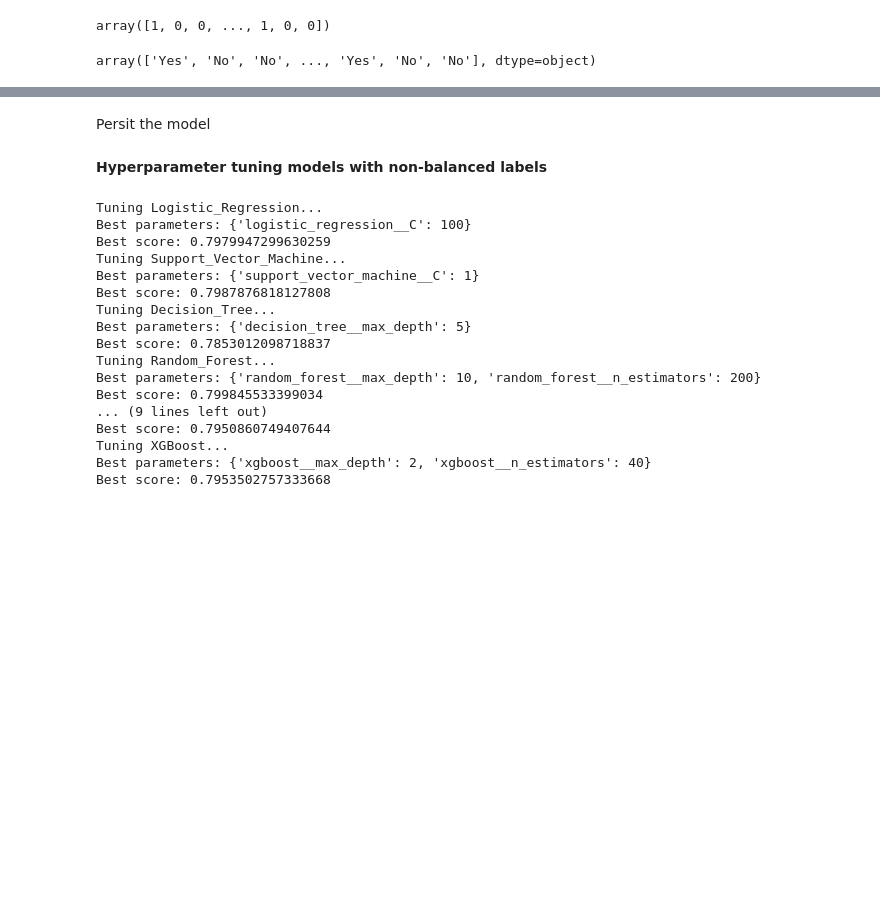
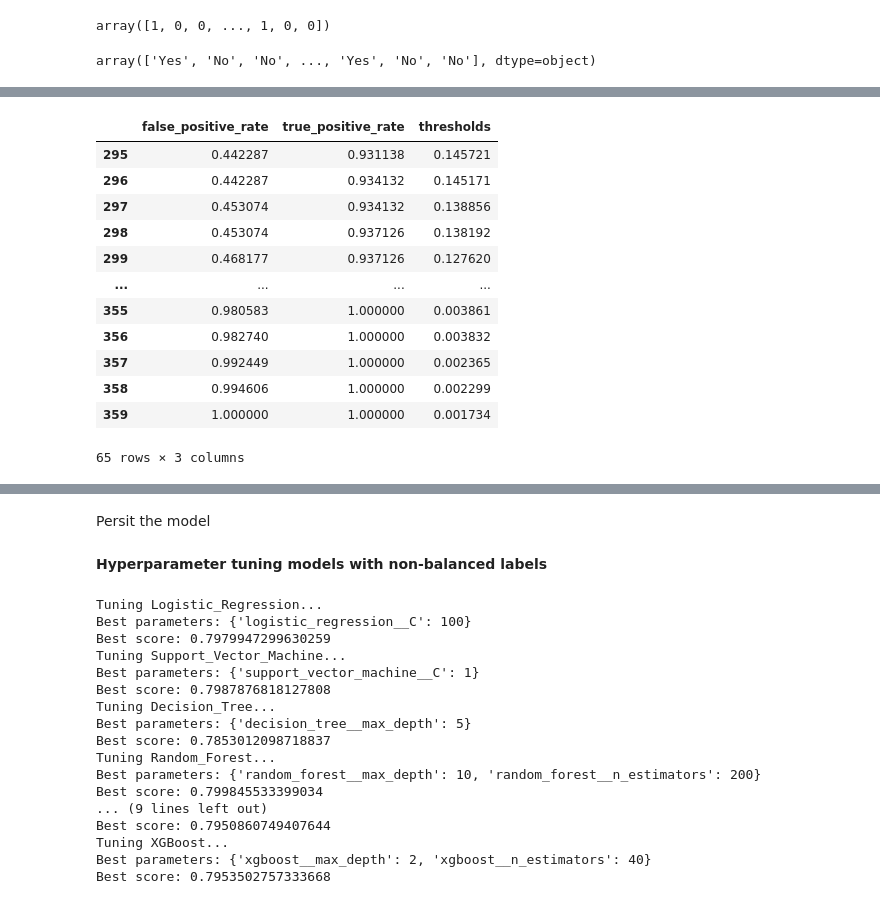
Before and after one commit to damzking/telco_churn-, a Jupyter notebook: LP2_telco_churn.ipynb, the cells around one changed output, grey strips where cells are left out. Drawn from its saved outputs; the diff is of its cells as text; code cells hidden in the pictures; blank space fills up the shorter version.

```diff
--- a/LP2_telco_churn.ipynb
+++ b/LP2_telco_churn.ipynb
@@ -1908,0 +1924,16 @@ churn_test_df.sample(5)
+# %%
+all_roc_data_b['XGBoost_tunedb'].tail(65)
+# %% [output]
+|  | false_positive_rate | true_positive_rate | thresholds |
+| 295 | 0.442287 | 0.931138 | 0.145721 |
+| 296 | 0.442287 | 0.934132 | 0.145171 |
+| 297 | 0.453074 | 0.934132 | 0.138856 |
+| 298 | 0.453074 | 0.937126 | 0.138192 |
+| 299 | 0.468177 | 0.937126 | 0.127620 |
+| ... | ... | ... | ... |
+| 355 | 0.980583 | 1.000000 | 0.003861 |
+| 356 | 0.982740 | 1.000000 | 0.003832 |
+| 357 | 0.992449 | 1.000000 | 0.002365 |
+| 358 | 0.994606 | 1.000000 | 0.002299 |
+| 359 | 1.000000 | 1.000000 | 0.001734 |
+65 rows × 3 columns
```
Also changed, not shown: parts of 13 cells of this notebook.
